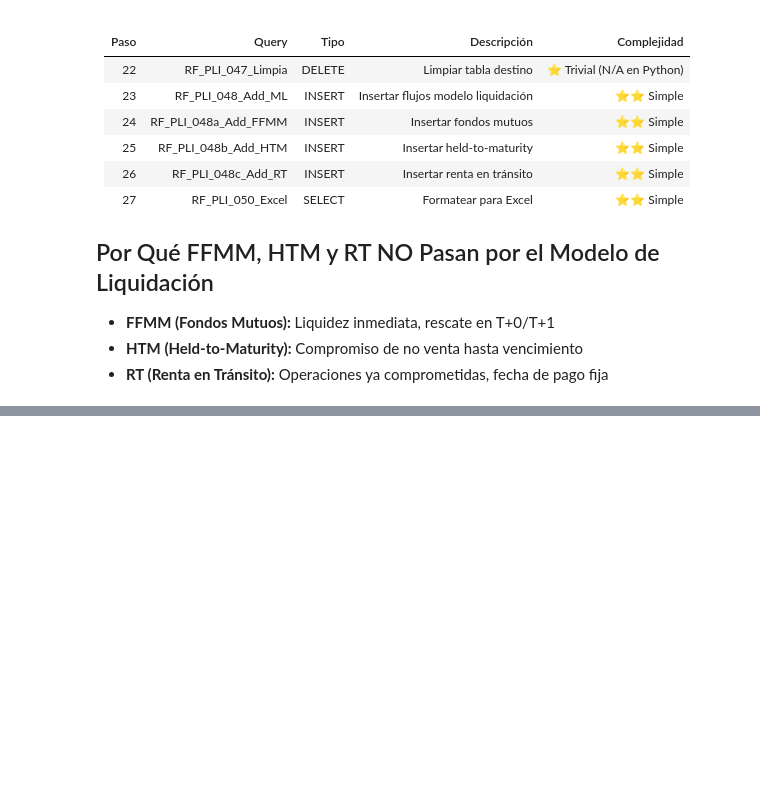
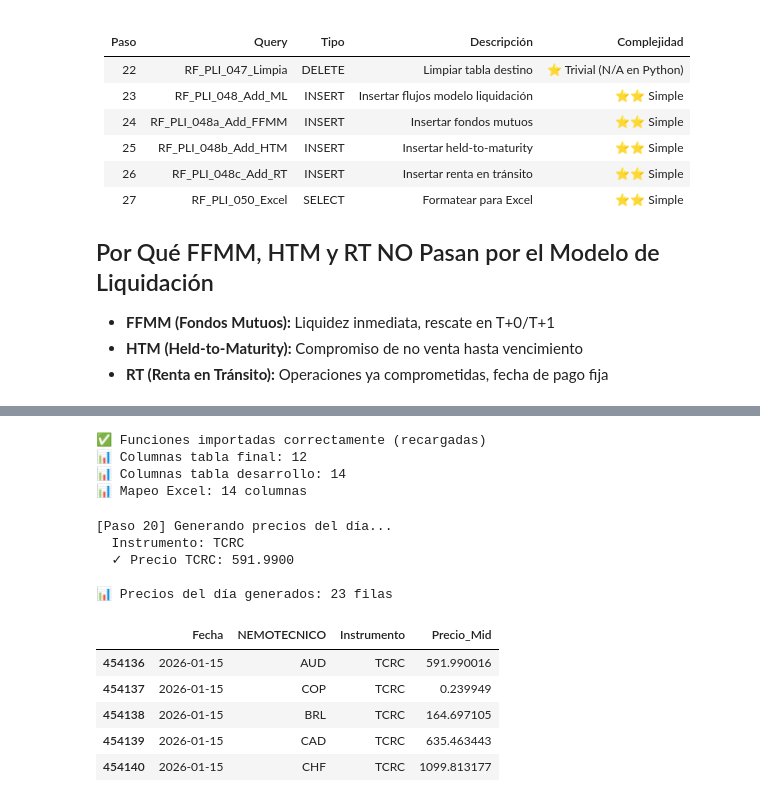
Before and after one commit to vmlandae/bfa-cl-modelos-diarios-v1, a Jupyter notebook: RF_Modelo_Inversiones/dev/draft_ml_inversiones.ipynb, the cells around one changed output, grey strips where cells are left out. Drawn from its saved outputs; the diff is of its cells as text; code cells hidden in the pictures; blank space fills up the shorter version.

```diff
--- a/RF_Modelo_Inversiones/dev/draft_ml_inversiones.ipynb
+++ b/RF_Modelo_Inversiones/dev/draft_ml_inversiones.ipynb
@@ -1189,0 +1159,63 @@ SELECT RF_PLI_049_Tabla_Desarrollo_Modelo_Inversiones.[FECHA PROCESO], RF_PLI_04
+# %%
+# =============================================================================
+# 🚧 VALIDACIÓN output/tabla_final.py vs Access
+# =============================================================================
+
+# Recargar módulo para ver cambios
+import importlib
+import RF_Modelo_Inversiones.output.tabla_final as tabla_final_mod
+importlib.reload(tabla_final_mod)
+
+# Importar nuevas funciones
+from RF_Modelo_Inversiones.output.tabla_final import (
+    generar_precios_dia,
+    formatear_flujo_instrumento,
+    generar_tabla_final_inversiones,
+    agregar_precio_y_flujo_clp,
+    generar_tabla_desarrollo_completa,
+    formatear_para_excel,
+    ejecutar_pasos_20_a_27,
+    COLUMNAS_TABLA_FINAL,
+    COLUMNAS_TABLA_DESARROLLO,
+    MAPEO_COLUMNAS_EXCEL
+)
+
+print("✅ Funciones importadas correctamente (recargadas)")
+print(f"📊 Columnas tabla final: {len(COLUMNAS_TABLA_FINAL)}")
+print(f"📊 Columnas tabla desarrollo: {len(COLUMNAS_TABLA_DESARROLLO)}")
+print(f"📊 Mapeo Excel: {len(MAPEO_COLUMNAS_EXCEL)} columnas")
+# %% [output]
+✅ Funciones importadas correctamente (recargadas)
+📊 Columnas tabla final: 12
+📊 Columnas tabla desarrollo: 14
+📊 Mapeo Excel: 14 columnas
+# %%
+# =============================================================================
+# Paso 20: Generar Precios del Día (TCRC filtrado)
+# =============================================================================
+# OJO: los precios del día se generan desde la tabla linkeada RF_Base_Diaria_Precios,
+# que es una tabla externa en Access, que se encuentra en el archivo:
+# '\\\\vmdvorak\\Riesgo Financiero2\\RF_PROCESOS\\RF_Proceso_Tasas\\RF_Base_PT.accdb'
+# y que ya está cargada en el diccionario tablas como 'RF_Base_Diaria_Precios'
+df_precios = tablas['RF_Base_Diaria_Precios']
+# Aplicar función para generar precios del día
+
+df_precios_dia = generar_precios_dia(
+    df_precios=df_precios,
+    fecha_proceso=fecha_proceso,
+    verbose=True
+)
+print(f"\n📊 Precios del día generados: {len(df_precios_dia):,} filas")
+display(df_precios_dia.head())
+# %% [output]
+[Paso 20] Generando precios del día...
+  Instrumento: TCRC
+  ✓ Precio TCRC: 591.9900
+
+📊 Precios del día generados: 23 filas
+|  | Fecha | NEMOTECNICO | Instrumento | Precio_Mid |
+| 454136 | 2026-01-15 | AUD | TCRC | 591.990016 |
+| 454137 | 2026-01-15 | COP | TCRC | 0.239949 |
+| 454138 | 2026-01-15 | BRL | TCRC | 164.697105 |
+| 454139 | 2026-01-15 | CAD | TCRC | 635.463443 |
+| 454140 | 2026-01-15 | CHF | TCRC | 1099.813177 |
```
Also changed, not shown: parts of 14 cells of this notebook, 2 other files.
